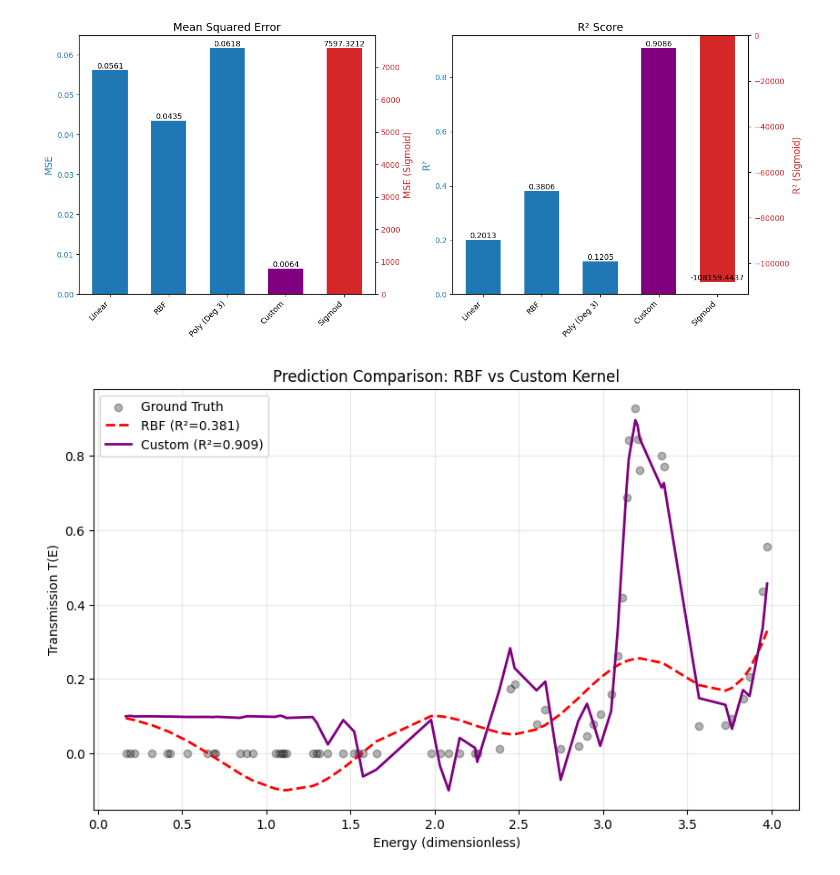
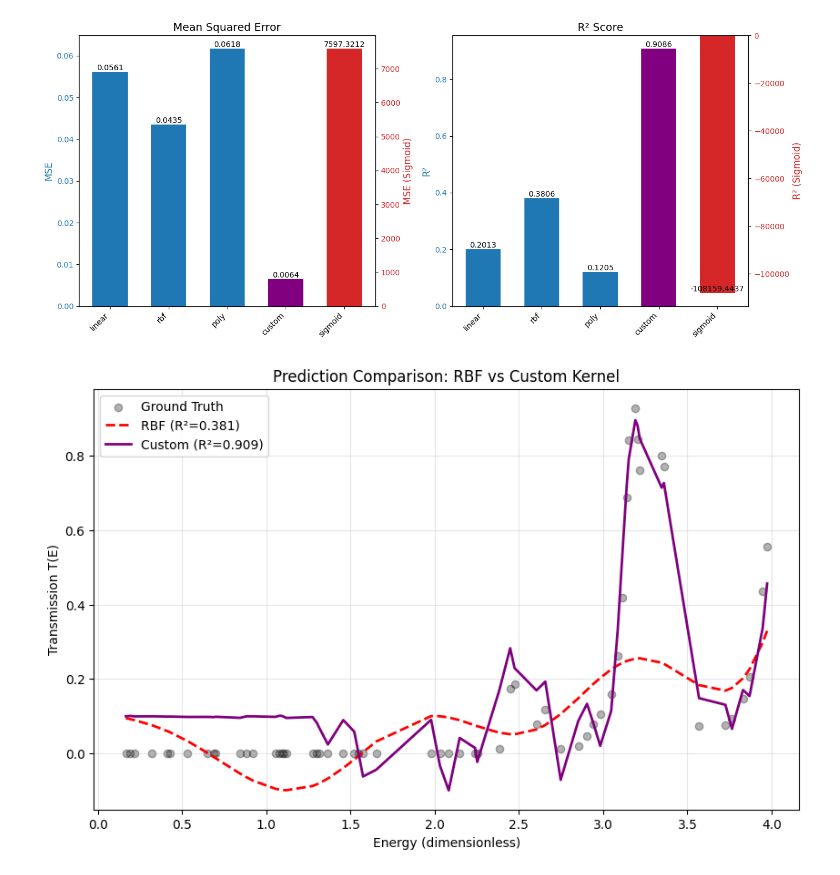
Before and after one commit to renatawong/svm-kernels-as-quantum-propagators, a Jupyter notebook: quasicrystals_electronic_transmission.ipynb, the cells around one changed output. Saved outputs shown, nothing was run; the diff lists cells and outputs as text; code cells hidden in the pictures.

```diff
--- a/quasicrystals_electronic_transmission.ipynb
+++ b/quasicrystals_electronic_transmission.ipynb
@@ -101,11 +101,11 @@ X_train_std = std_scaler.fit_transform(X_train)
 X_test_std = std_scaler.transform(X_test)
 
 kernels = {
-    'Linear': SVR(kernel='linear', C=10),
-    'RBF': SVR(kernel='rbf', C=10, gamma='scale'),
-    'Poly (Deg 3)': SVR(kernel='poly', degree=3, C=10),
-    'Custom': SVR(kernel='precomputed', C=10),
-    'Sigmoid': SVR(kernel='sigmoid', C=10)
+    'linear': SVR(kernel='linear', C=10),
+    'rbf': SVR(kernel='rbf', C=10, gamma='scale'),
+    'poly': SVR(kernel='poly', degree=3, C=10),
+    'custom': SVR(kernel='precomputed', C=10),
+    'sigmoid': SVR(kernel='sigmoid', C=10)
 }
 
 results_mse = {}
@@ -114,7 +114,7 @@ predictions = {}  # Initialize dictionary to store prediction arrays
 
 # --- Training Loop ---
 for name, model in kernels.items():
-    if name == 'Custom':
+    if name == 'custom':
         kpm = JacksonChebyshevKernel(degree=60)
         kpm.fit(X_train)
         K_train = kpm.compute_gram_matrix(X_train, X_train)
@@ -136,15 +136,15 @@ for name, model in kernels.items():
 # ==========================================
 fig, ax = plt.subplots(1, 2, figsize=(14, 6))
 
-labels = [k for k in kernels.keys() if k != 'Sigmoid']
+labels = [k for k in kernels.keys() if k != 'sigmoid']
 mse_main = [results_mse[k] for k in labels]
 r2_main = [results_r2[k] for k in labels]
-mse_sig = results_mse['Sigmoid']
-r2_sig = results_r2['Sigmoid']
+mse_sig = results_mse['sigmoid']
+r2_sig = results_r2['sigmoid']
 
 # --- COLOR MODIFICATION HERE ---
 # Create color list: Purple for Custom, Blue for others
-colors = ['purple' if k == 'Custom' else '#1f77b4' for k in labels]
+colors = ['purple' if k == 'custom' else '#1f77b4' for k in labels]
 
 # --- Plot 1: MSE ---
 x_pos = np.arange(len(labels))
@@ -154,7 +154,7 @@ ax[0].set_ylabel('MSE', color='#1f77b4', fontsize=12)
 ax[0].tick_params(axis='y', labelcolor='#1f77b4')
 ax[0].set_title('Mean Squared Error', fontsize=14)
 ax[0].set_xticks(list(x_pos) + [len(labels)])
-ax[0].set_xticklabels(labels + ['Sigmoid'], rotation=45, ha='right')
+ax[0].set_xticklabels(labels + ['sigmoid'], rotation=45, ha='right')
 
 ax0_twin = ax[0].twinx()
 bar2 = ax0_twin.bar(len(labels), mse_sig, width, label='Sigmoid', color='#d62728')
@@ -172,10 +172,10 @@ ax[1].set_ylabel('R²', color='#1f77b4', fontsize=12)
 ax[1].tick_params(axis='y', labelcolor='#1f77b4')
 ax[1].set_title('R² Score', fontsize=14)
 ax[1].set_xticks(list(x_pos) + [len(labels)])
-ax[1].set_xticklabels(labels + ['Sigmoid'], rotation=45, ha='right')
+ax[1].set_xticklabels(labels + ['sigmoid'], rotation=45, ha='right')
 
 ax1_twin = ax[1].twinx()
-bar4 = ax1_twin.bar(len(labels), r2_sig, width, label='Sigmoid', color='#d62728')
+bar4 = ax1_twin.bar(len(labels), r2_sig, width, label='sigmoid', color='#d62728')
 ax1_twin.set_ylabel('R² (Sigmoid)', color='#d62728', fontsize=12)
 ax1_twin.tick_params(axis='y', labelcolor='#d62728')
 
@@ -189,36 +189,36 @@ plt.savefig('quasicrystals_bargraph.png')
 plt.show()
 
 # ==========================================
 # 5. RBF vs Custom Kernel Curve
 # ==========================================
 # We must sort the test data to draw a clean line, otherwise it will look like a scribble.
 sort_idx = np.argsort(X_test.flatten())
 X_test_sorted = X_test[sort_idx]
 # Note: y_test predictions must also be reordered using the same sort_idx
 
 plt.figure(figsize=(10, 6))
 
 # 1. Ground Truth
 plt.scatter(X_test, y_test, color='black', alpha=0.3, label='Ground Truth', zorder=1)
 
 # 2. RBF Prediction
 # We access the saved prediction array and apply the sort index
-y_rbf_sorted = predictions['RBF'][sort_idx]
+y_rbf_sorted = predictions['rbf'][sort_idx]
 plt.plot(X_test_sorted, y_rbf_sorted, color='red', linestyle='--', linewidth=2,
-         label=f"RBF (R²={results_r2['RBF']:.3f})")
+         label=f"RBF (R²={results_r2['rbf']:.3f})")
 
 # 3. Custom Kernel Prediction
-y_custom_sorted = predictions['Custom'][sort_idx]
+y_custom_sorted = predictions['custom'][sort_idx]
 plt.plot(X_test_sorted, y_custom_sorted, color='purple', linewidth=2,
-         label=f"Custom (R²={results_r2['Custom']:.3f})")
+         label=f"Custom (R²={results_r2['custom']:.3f})")
 
 plt.title("Prediction Comparison: RBF vs Custom Kernel")
 plt.xlabel("Energy (dimensionless)")
 plt.ylabel("Transmission T(E)")
 plt.legend()
 plt.grid(True, alpha=0.3)
 plt.savefig('quasicrystals_rbf_vs_custom_curve.png')
 plt.show()
 # %% [output]
-[figure, old version]
+[figure, new version]
 [figure]
```
